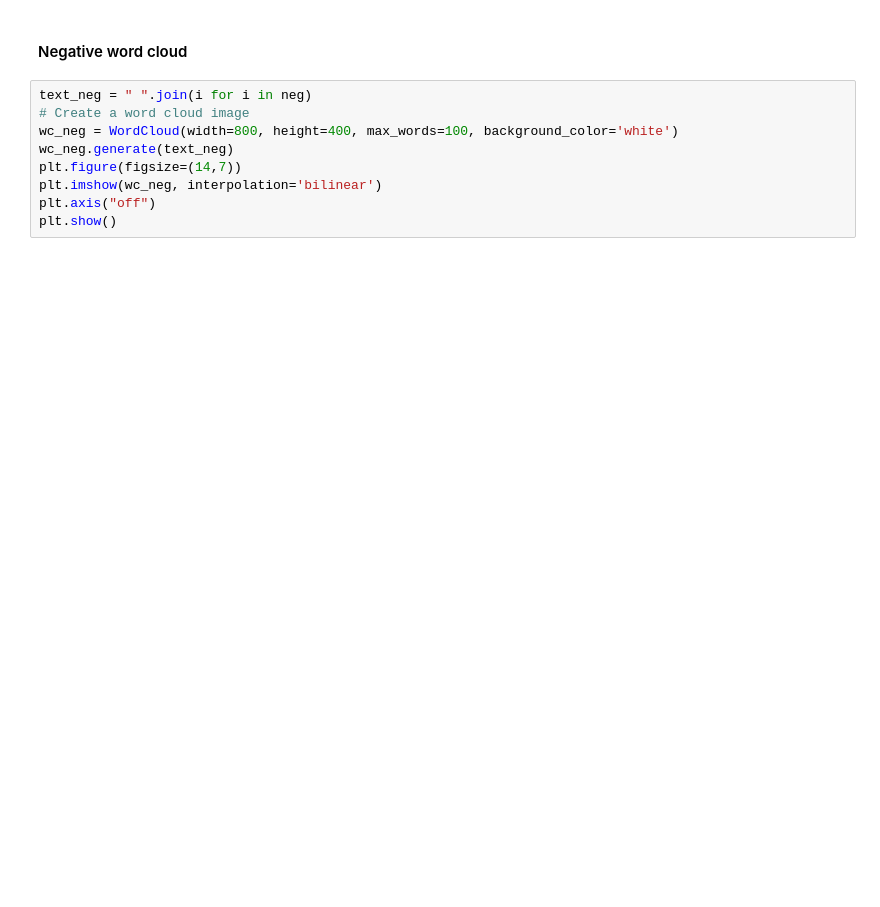
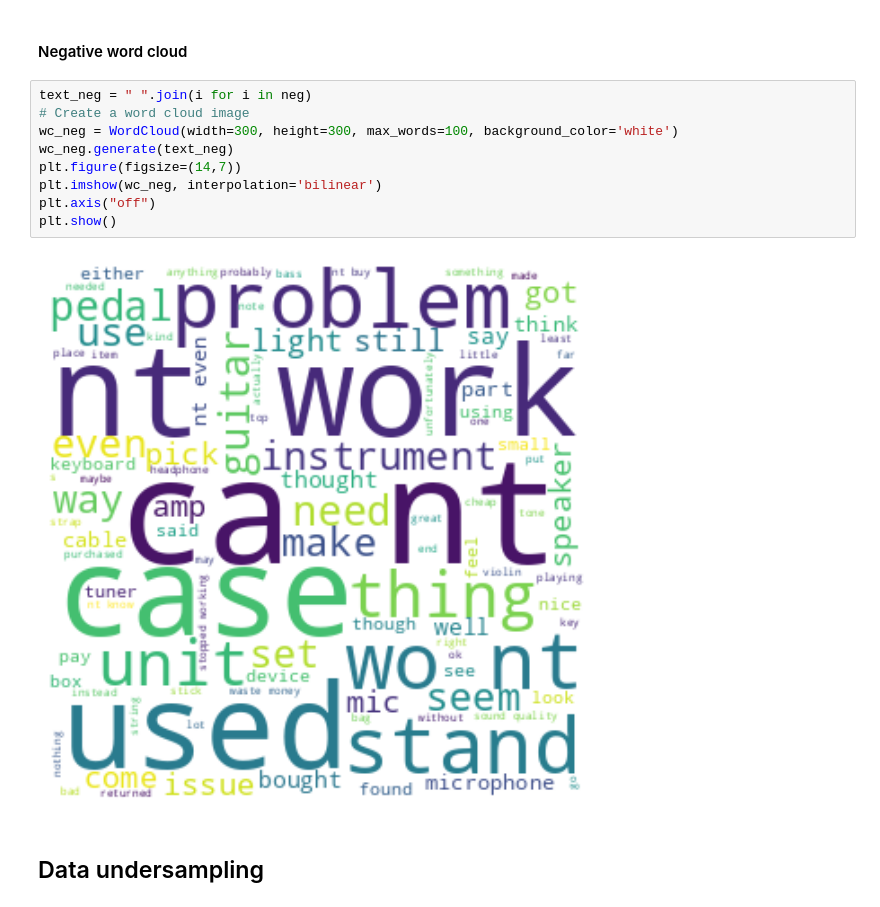
Before and after one commit to Himanshu-Dharma/master-thesis-feature-extraction-and-sentiment-analysis-using-deep-learning, a Jupyter notebook: Thesis_Code.ipynb, the cells around one changed output. Drawn from its saved outputs; the diff is of its cells as text; blank space fills up the shorter version.

```diff
--- a/Thesis_Code.ipynb
+++ b/Thesis_Code.ipynb
@@ -455,9 +460,13 @@ plt.show()
 # %%
 text_neg = " ".join(i for i in neg)
 # Create a word cloud image
-wc_neg = WordCloud(width=800, height=400, max_words=100, background_color='white')
+wc_neg = WordCloud(width=300, height=300, max_words=100, background_color='white')
 wc_neg.generate(text_neg)
 plt.figure(figsize=(14,7))
 plt.imshow(wc_neg, interpolation='bilinear')
 plt.axis("off")
 plt.show()
+# %% [output]
+[figure, added]
+# %% [markdown]
+## Data undersampling
```
Also changed, not shown: parts of 79 cells of this notebook.
